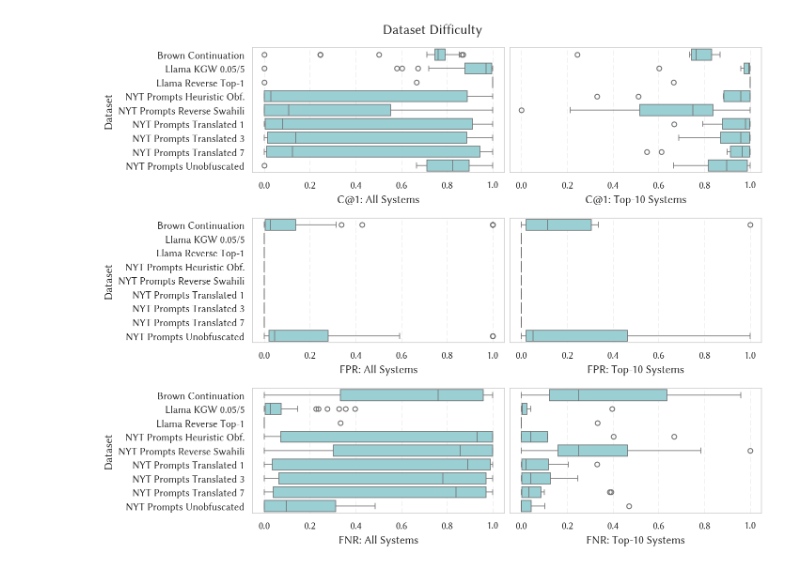
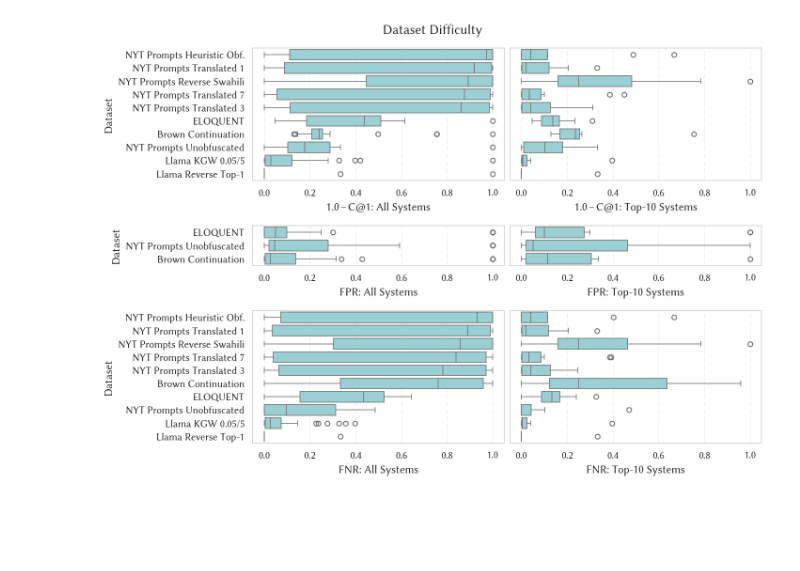
Before and after one commit to pan-webis-de/pan26-generative-ai-authorship-verification, a Jupyter notebook: notebooks/task-eval.ipynb, the cells around one changed output. Cells and saved outputs as stored; diff of their text form; code cells hidden in the pictures; blank space fills up the shorter version.

```diff
--- a/notebooks/task-eval.ipynb
+++ b/notebooks/task-eval.ipynb
@@ -36,6 +36,9 @@ plt.rcParams['axes.prop_cycle'] = plt.cycler(color=[
     '#bb86f3',
     '#e8a01d',
 ])
+
+OUT_DIR = Path('plots')
+OUT_DIR.mkdir(exist_ok=True, parents=True)
 # %%
 from pan26_genai_detection.evaluator.evaluator import c_at_1, auc, f1, f05u, brier_score
 
@@ -193,6 +196,11 @@ def add_gen_cond_col(df):
         .otherwise(pl.col('gen_cond'))
         .replace(cond_label_map)
         .alias('gen_cond')
+    ).with_columns(
+        pl.when(pl.col('dataset').str.contains('eloquent'))
+        .then(pl.lit('ELOQUENT'))
+        .otherwise(pl.col('gen_cond'))
+        .alias('gen_cond')
     )
 # %%
 pan26_df = load_run_truth_and_meta(BASE_RUN_PATH / 'pan26',
@@ -440,7 +448,14 @@ shape: (16, 9)
 best_run_ids = (leaderboard26
                 .filter(pl.col('team') != 'baseline')
                 .select('run_id'))
+best_run_ids_eloquent = (leaderboard_eloquent26
+                         .filter(pl.col('team') != 'baseline')
+                         .select('run_id'))
 top10_run_ids = (leaderboard26
+                 .filter(pl.col('team') != 'baseline')
+                 .head(10)
+                 .select('run_id'))
+top10_run_ids_eloquent = (leaderboard_eloquent26
                  .filter(pl.col('team') != 'baseline')
                  .head(10)
                  .select('run_id'))
@@ -466,12 +481,12 @@ eloquent_df_filtered_best_top10 = eloquent26_df.join(
     how='semi'
 )
 all_df_filtered_best = all_df.join(
-    best_run_ids,
+    pl.concat([best_run_ids, best_run_ids_eloquent]),
     on='run_id',
     how='semi'
 )
 all_df_filtered_best_top10 = all_df.join(
-    top10_run_ids,
+    pl.concat([top10_run_ids, top10_run_ids_eloquent]),
     on='run_id',
     how='semi'
 )
@@ -546,53 +561,69 @@ def _plt_dataset_difficulty(ax, df, field, xlabel, order, group_field='gen_cond'
     ax.set_ylabel(ylabel)
     ax.set_xlim((-.05, 1.05))
 
-fig, axs = plt.subplots(3, 2, figsize=(9.5, 7.5), sharey='row')
-# fig, axs = plt.subplots(1, 2, figsize=(9, 2.8), sharey='row')
+def _get_sort_order(col):
+    return (
+        results_per_source
+        .group_by('gen_cond')
+        .agg(pl.col(col).median().alias(f'median_{col}'))
+        .sort(f'median_{col}', descending=True)
+        .get_column('gen_cond')
+    )
 
-results_per_source = get_results_grouped(pan26_df_filtered_best, group_cols=['team', 'software', 'dataset', 'gen_cond'])
-results_per_source_top10 = get_results_grouped(pan26_df_filtered_best_top10, group_cols=['team', 'software', 'dataset', 'gen_cond'])
+fig, axs = plt.subplots(3, 2, figsize=(9.5, 6.5), sharey='row', gridspec_kw={'height_ratios': [1, 0.3, 1]})
 
-order = results_per_source['gen_cond'].unique().sort()
+results_per_source = get_results_grouped(all_df_filtered_best, group_cols=['team', 'software', 'dataset', 'gen_cond'])
+results_per_source_top10 = get_results_grouped(all_df_filtered_best_top10, group_cols=['team', 'software', 'dataset', 'gen_cond'])
 
+results_per_source = results_per_source.with_columns(
+    (1.0 - pl.col('c@1')).alias('c@1')
+)
+results_per_source_top10 = results_per_source_top10.with_columns(
+    (1.0 - pl.col('c@1')).alias('c@1')
+)
+
+order = _get_sort_order('c@1')
 _plt_dataset_difficulty(axs.flat[0],
                         results_per_source,
                         'c@1',
-                        'C@1: All Systems',
+                        '1.0 – C@1: All Systems',
                         order)
 
 _plt_dataset_difficulty(axs.flat[1],
                         results_per_source_top10,
                         'c@1',
-                        'C@1: Top-10 Systems',
+                        '1.0 – C@1: Top-10 Systems',
                         order)
 
+order = _get_sort_order('fpr')
 _plt_dataset_difficulty(axs.flat[2],
-                        results_per_source,
+                        results_per_source.filter(pl.col('gen_cond').is_in(fpr_filter)),
                         'fpr',
                         'FPR: All Systems',
-                        order)
+                        order.filter(order.is_in(fpr_filter)))
 
 _plt_dataset_difficulty(axs.flat[3],
-                        results_per_source_top10,
+                        results_per_source_top10.filter(pl.col('gen_cond').is_in(fpr_filter)),
                         'fpr',
                         'FPR: Top-10 Systems',
-                        order)
+                        order.filter(order.is_in(fpr_filter)))
 
+order = _get_sort_order('fnr')
 _plt_dataset_difficulty(axs.flat[4],
                         results_per_source,
                         'fnr',
                         'FNR: All Systems',
                         order)
 
 _plt_dataset_difficulty(axs.flat[5],
                         results_per_source_top10,
                         'fnr',
                         'FNR: Top-10 Systems',
                         order)
 
 plt.suptitle('Dataset Difficulty', y=.999)
 plt.tight_layout(pad=.5, h_pad=1.1)
-# plt.savefig(OUT_DIR / 'pan_dataset_difficulty.pdf')
+plt.savefig(OUT_DIR / 'pan_dataset_difficulty.pdf')
 plt.show()
 # %% [output]
-[figure, old version]
+[figure, new version]
```
Also changed, not shown: 2 other files.
